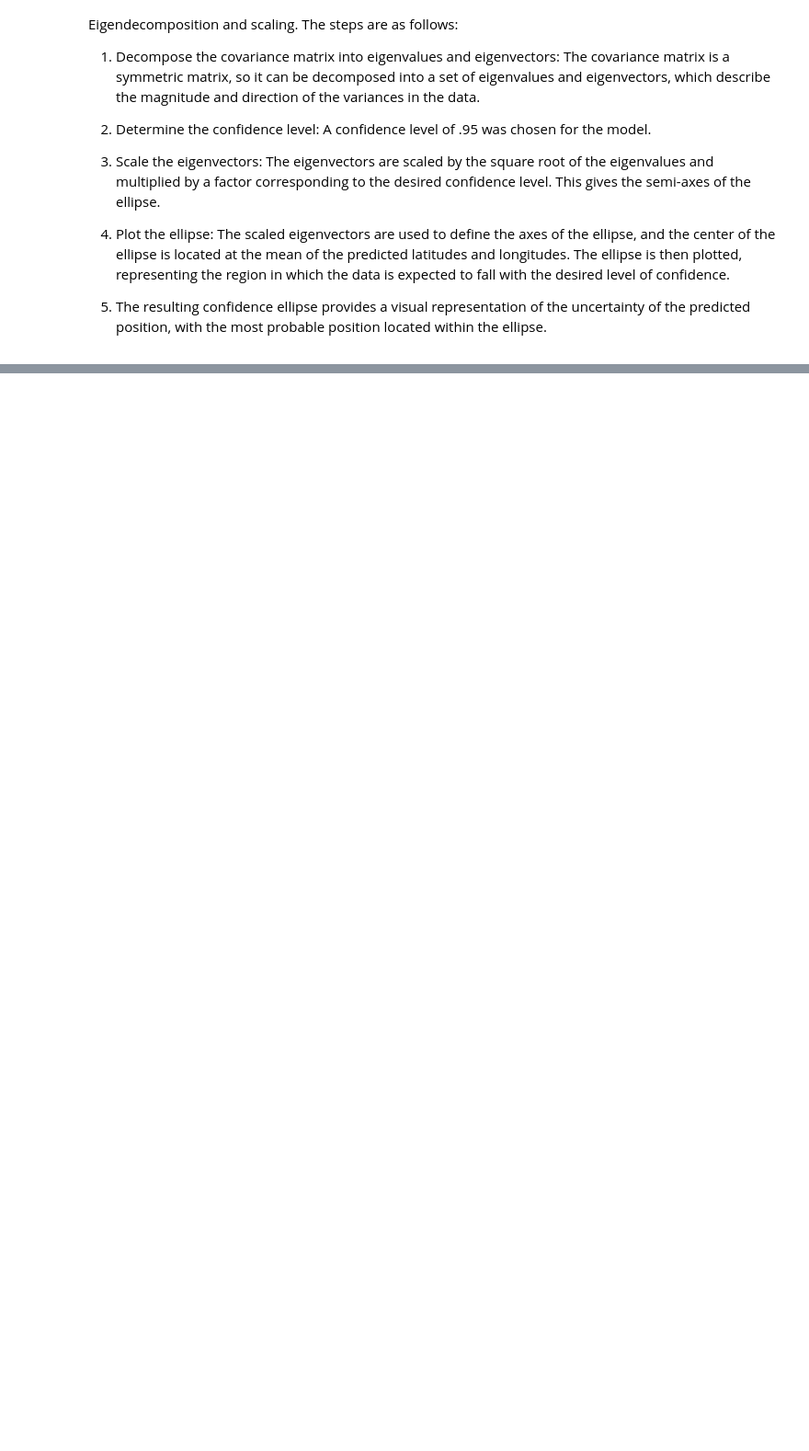
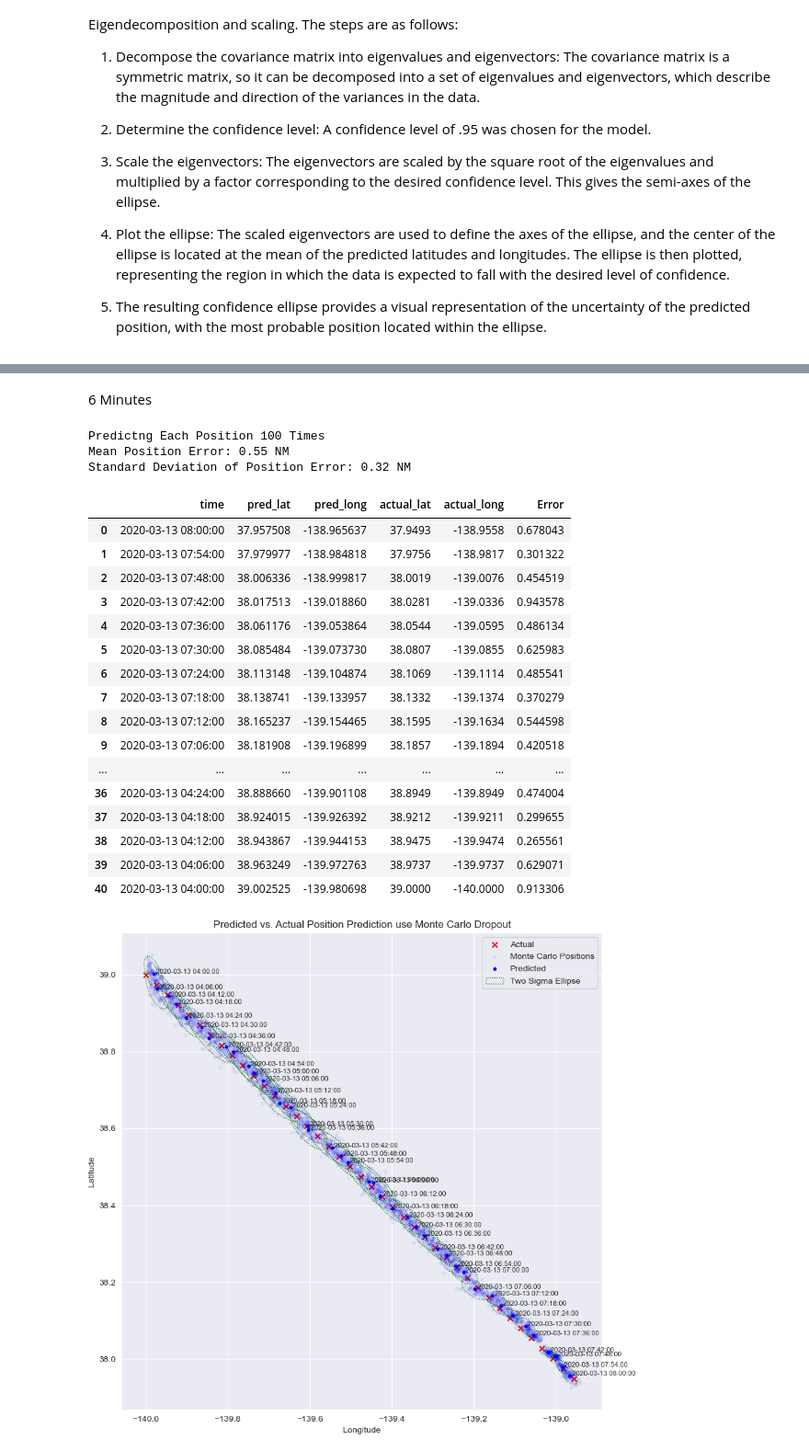
Before and after one commit to AlexSpradling/Deep-Learning-Celestial-Navigation, a Jupyter notebook: code/modeling_notebook.ipynb, the cells around one changed output, grey strips where cells are left out. Shown at 92% size. Saved outputs shown, nothing was run; the diff lists cells and outputs as text; code cells hidden in the pictures; blank space fills up the shorter version.

```diff
--- a/code/modeling_notebook.ipynb
+++ b/code/modeling_notebook.ipynb
@@ -480,0 +367,35 @@ The production model predicts a position by iterating over an image of the sky 1
+# %% [markdown]
+6 Minutes
+# %%
+path = '../images/voyage_sims/voyages/6/'
+
+monte_carlo_df, preds_mc, act_pos = predict_positions(path)
+
+print('Mean Position Error: {:0.2f} NM'.format(monte_carlo_df['Error'].mean()))
+print('Standard Deviation of Position Error: {:0.2f} NM'.format(monte_carlo_df['Error'].std()))
+
+display(monte_carlo_df)
+
+plot_lat_long(preds_mc, act_pos, monte_carlo_df,show_track = False)
+# %% [output]
+Predictng Each Position 100 Times
+Mean Position Error: 0.55 NM
+Standard Deviation of Position Error: 0.32 NM
+|  | time | pred_lat | pred_long | actual_lat | actual_long | Error |
+| 0 | 2020-03-13 08:00:00 | 37.957508 | -138.965637 | 37.9493 | -138.9558 | 0.678043 |
+| 1 | 2020-03-13 07:54:00 | 37.979977 | -138.984818 | 37.9756 | -138.9817 | 0.301322 |
+| 2 | 2020-03-13 07:48:00 | 38.006336 | -138.999817 | 38.0019 | -139.0076 | 0.454519 |
+| 3 | 2020-03-13 07:42:00 | 38.017513 | -139.018860 | 38.0281 | -139.0336 | 0.943578 |
+| 4 | 2020-03-13 07:36:00 | 38.061176 | -139.053864 | 38.0544 | -139.0595 | 0.486134 |
+| 5 | 2020-03-13 07:30:00 | 38.085484 | -139.073730 | 38.0807 | -139.0855 | 0.625983 |
+| 6 | 2020-03-13 07:24:00 | 38.113148 | -139.104874 | 38.1069 | -139.1114 | 0.485541 |
+| 7 | 2020-03-13 07:18:00 | 38.138741 | -139.133957 | 38.1332 | -139.1374 | 0.370279 |
+| 8 | 2020-03-13 07:12:00 | 38.165237 | -139.154465 | 38.1595 | -139.1634 | 0.544598 |
+| 9 | 2020-03-13 07:06:00 | 38.181908 | -139.196899 | 38.1857 | -139.1894 | 0.420518 |
+| ... | ... | ... | ... | ... | ... | ... |
+| 36 | 2020-03-13 04:24:00 | 38.888660 | -139.901108 | 38.8949 | -139.8949 | 0.474004 |
+| 37 | 2020-03-13 04:18:00 | 38.924015 | -139.926392 | 38.9212 | -139.9211 | 0.299655 |
+| 38 | 2020-03-13 04:12:00 | 38.943867 | -139.944153 | 38.9475 | -139.9474 | 0.265561 |
+| 39 | 2020-03-13 04:06:00 | 38.963249 | -139.972763 | 38.9737 | -139.9737 | 0.629071 |
+| 40 | 2020-03-13 04:00:00 | 39.002525 | -139.980698 | 39.0000 | -140.0000 | 0.913306 |
+[figure, added]
```
Also changed, not shown: parts of 17 cells of this notebook.
